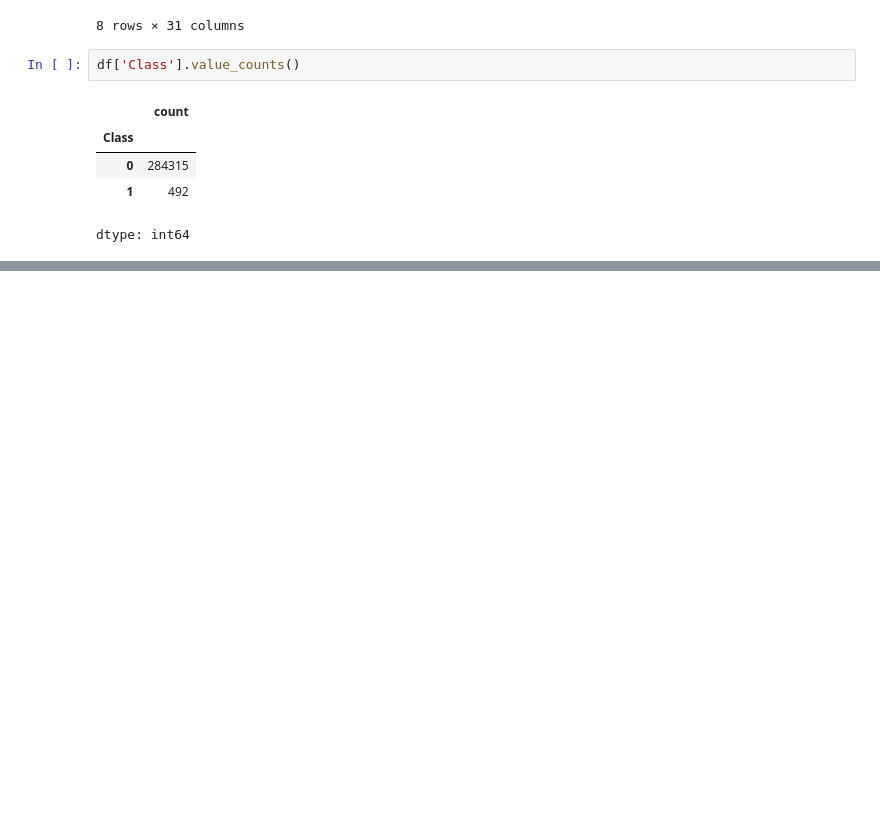
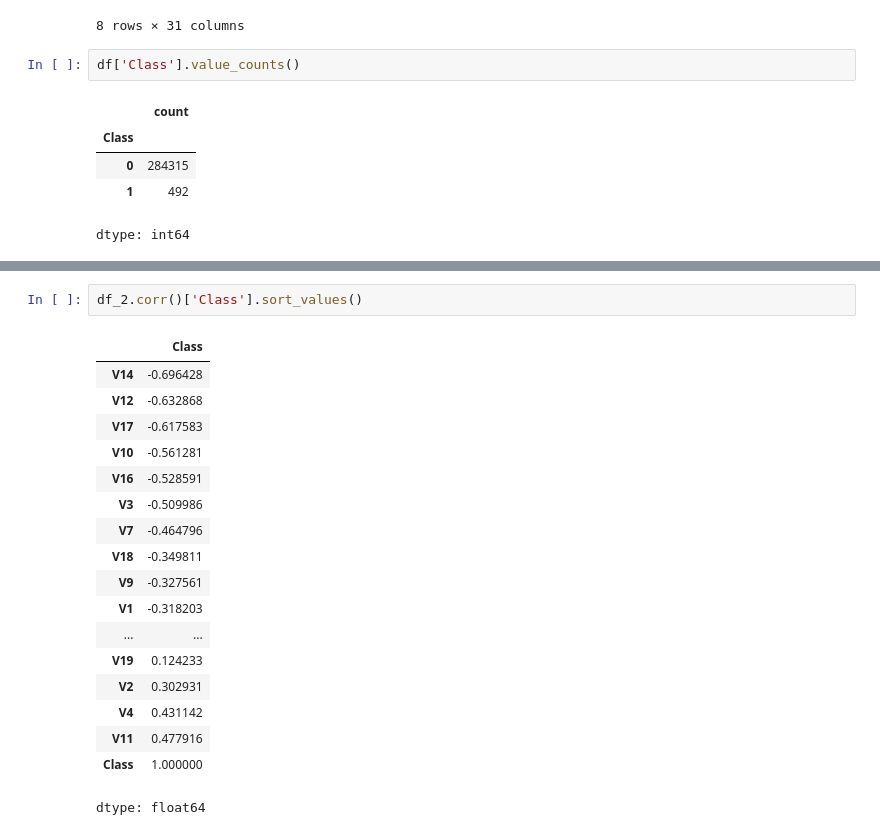
Before and after one commit to AbdelmoezAlaa91/Credit-card-fraud-detection, a Jupyter notebook: module1.ipynb, the cells around one changed output, grey strips where cells are left out. Drawn from its saved outputs; the diff is of its cells as text; blank space fills up the shorter version.

```diff
--- a/module1.ipynb
+++ b/module1.ipynb
@@ -44,0 +116,21 @@ dtype: int64
+# %%
+df_2.corr()['Class'].sort_values()
+# %% [output]
+|  | Class |
+| V14 | -0.696428 |
+| V12 | -0.632868 |
+| V17 | -0.617583 |
+| V10 | -0.561281 |
+| V16 | -0.528591 |
+| V3 | -0.509986 |
+| V7 | -0.464796 |
+| V18 | -0.349811 |
+| V9 | -0.327561 |
+| V1 | -0.318203 |
+| ... | ... |
+| V19 | 0.124233 |
+| V2 | 0.302931 |
+| V4 | 0.431142 |
+| V11 | 0.477916 |
+| Class | 1.000000 |
+dtype: float64
```
Also changed, not shown: parts of 4 cells of this notebook.
